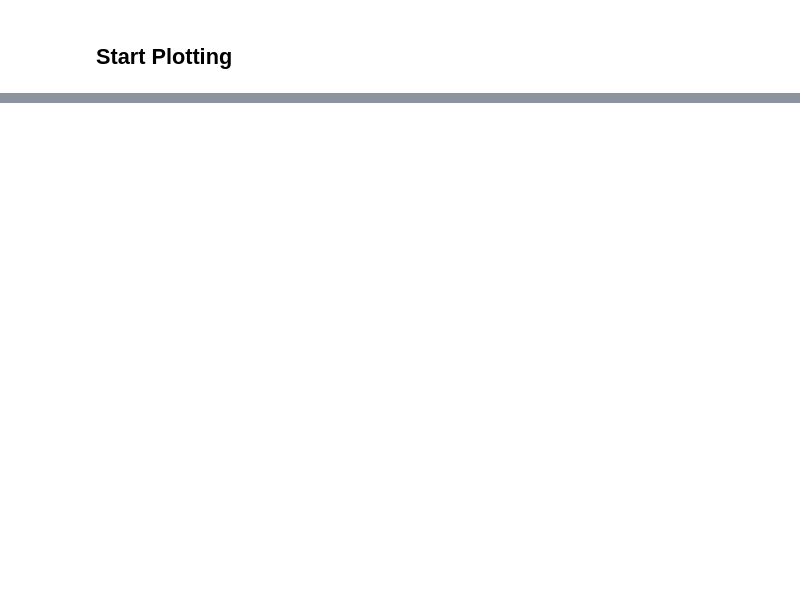
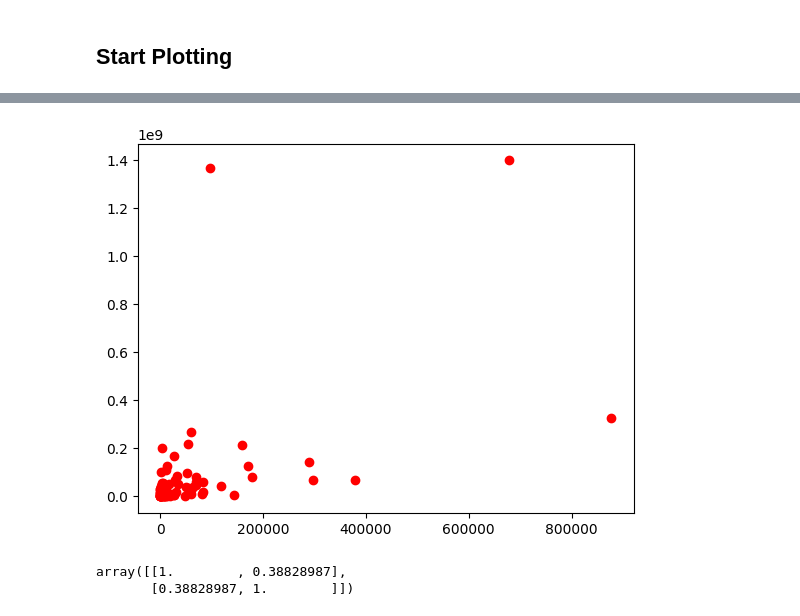
Before and after one commit to KozA777/cyber_project, a Jupyter notebook: Project.ipynb, the cells around one changed output, grey strips where cells are left out. Cells and saved outputs as stored; diff of their text form; code cells hidden in the pictures; blank space fills up the shorter version.

```diff
--- a/Project.ipynb
+++ b/Project.ipynb
@@ -124,0 +193,16 @@ df_full['24-23_Com'] = df_full['2024_Complaints'] - df_full['2023_Complaints']
+# %%
+plt.plot(arr_com, arr_pop, 'o', color = 'r')
+
+line_x = np.array([new_com[0], new_com[-1]])
+line_y =  np.array([new_gdp[0], new_gdp[-1]])
+
+#plt.plot(line_x, line_y)
+#plt.yscale('log')
+#plt.xscale('log')
+# %% [output]
+[figure, added]
+# %%
+np.corrcoef(new_com, new_gdp)
+# %% [output]
+array([[1.        , 0.38828987],
+       [0.38828987, 1.        ]])
```
Also changed, not shown: parts of 13 cells of this notebook.
